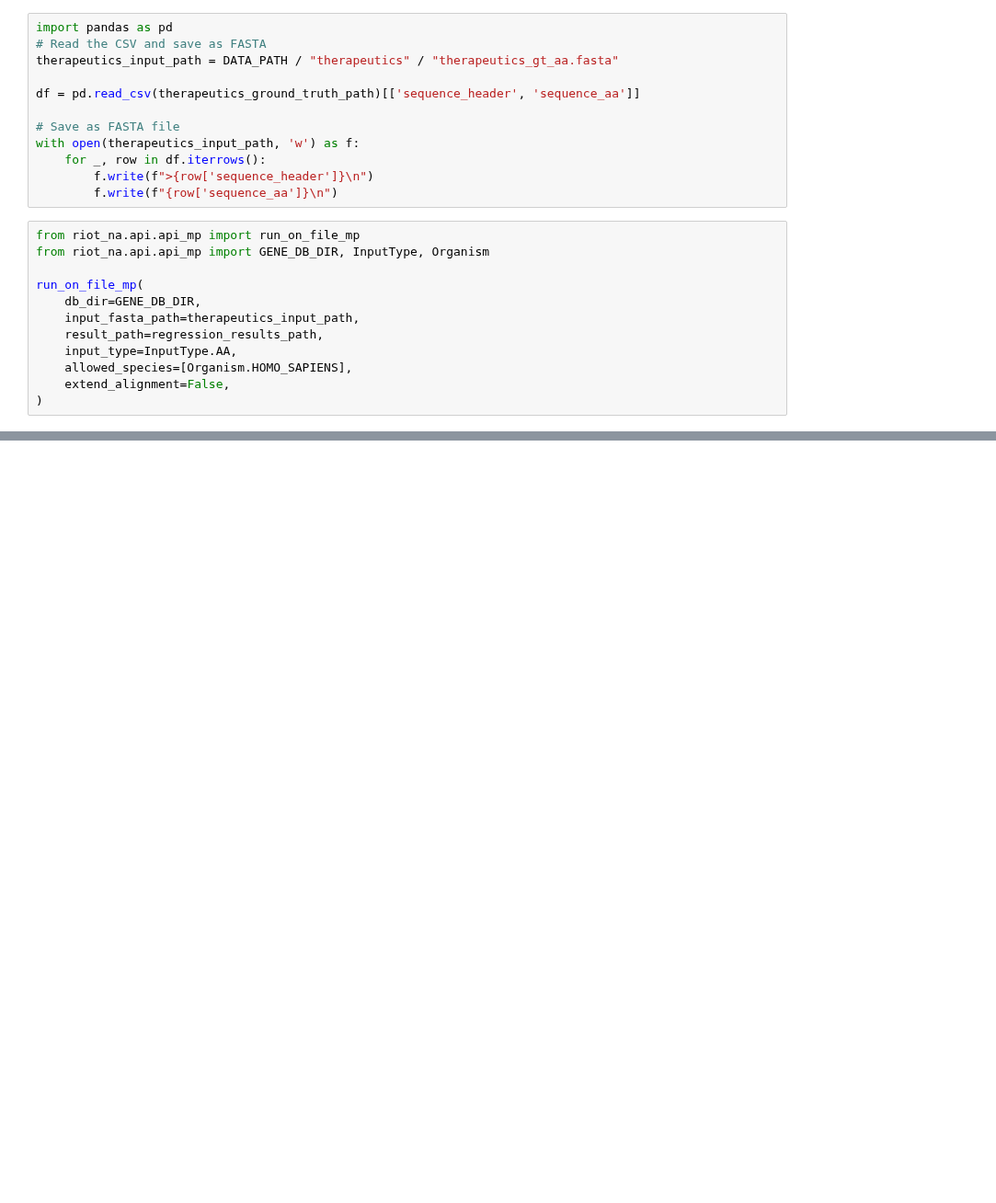
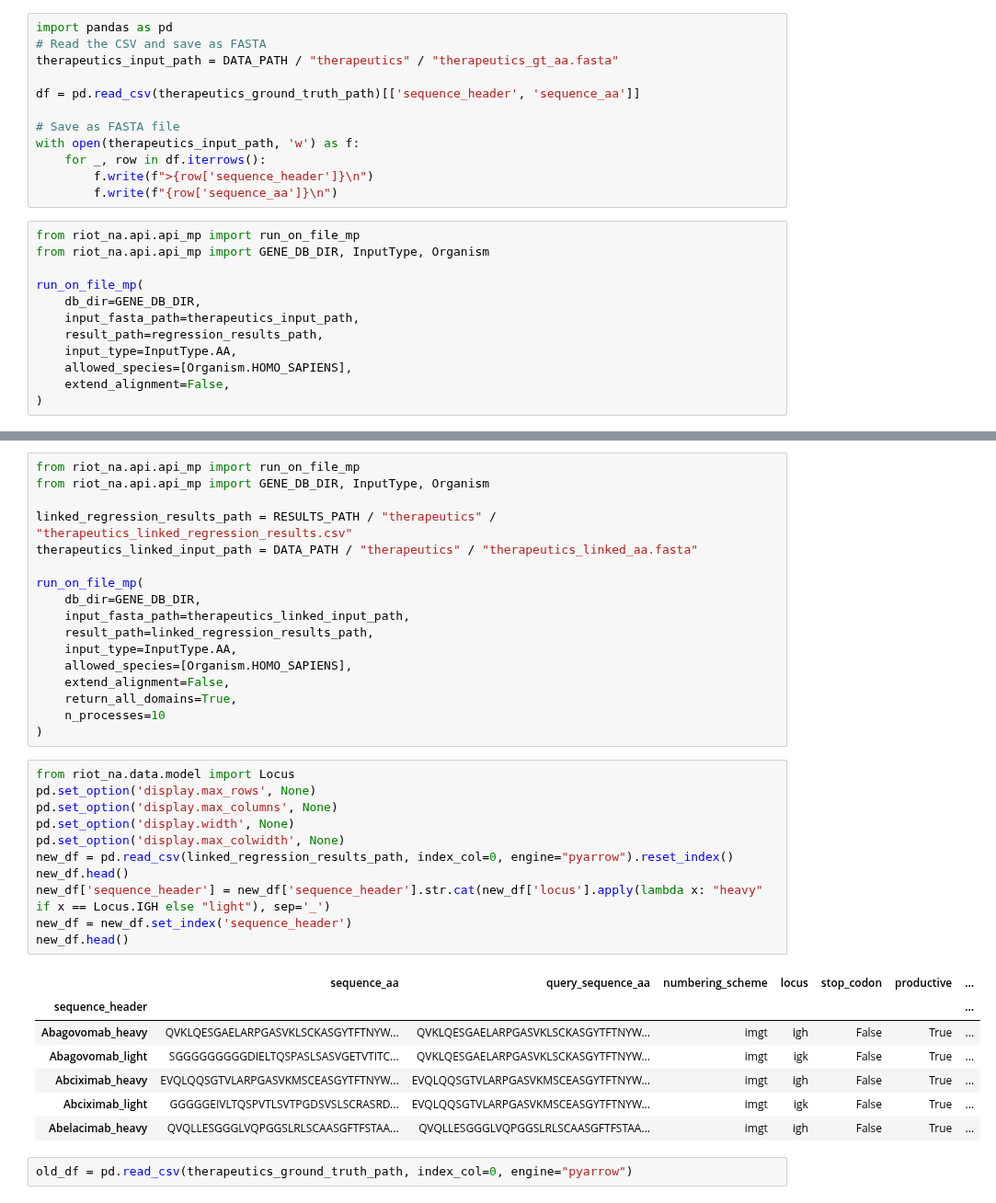
Before and after one commit to NaturalAntibody/riot_na, a Jupyter notebook: notebooks/segments_regression/aa_regresion_therapeutics.ipynb, the cells around one changed output, grey strips where cells are left out. Shown at 92% size. Saved outputs shown, nothing was run; the diff lists cells and outputs as text; blank space fills up the shorter version.

```diff
--- a/notebooks/segments_regression/aa_regresion_therapeutics.ipynb
+++ b/notebooks/segments_regression/aa_regresion_therapeutics.ipynb
@@ -121,0 +142,38 @@ new_df.loc[["Licaminlimab_heavy"]].T.head(100).style.set_properties(**{'text-ali
+# %%
+from riot_na.api.api_mp import run_on_file_mp
+from riot_na.api.api_mp import GENE_DB_DIR, InputType, Organism
+
+linked_regression_results_path = RESULTS_PATH / "therapeutics" / "therapeutics_linked_regression_results.csv"
+therapeutics_linked_input_path = DATA_PATH / "therapeutics" / "therapeutics_linked_aa.fasta"
+
+run_on_file_mp(
+    db_dir=GENE_DB_DIR,
+    input_fasta_path=therapeutics_linked_input_path,
+    result_path=linked_regression_results_path,
+    input_type=InputType.AA,
+    allowed_species=[Organism.HOMO_SAPIENS],
+    extend_alignment=False,
+    return_all_domains=True,
+    n_processes=10
+)
+# %%
+from riot_na.data.model import Locus
+pd.set_option('display.max_rows', None)
+pd.set_option('display.max_columns', None)
+pd.set_option('display.width', None)
+pd.set_option('display.max_colwidth', None)
+new_df = pd.read_csv(linked_regression_results_path, index_col=0, engine="pyarrow").reset_index()
+new_df.head()
+new_df['sequence_header'] = new_df['sequence_header'].str.cat(new_df['locus'].apply(lambda x: "heavy" if x == Locus.IGH else "light"), sep='_')
+new_df = new_df.set_index('sequence_header')
+new_df.head()
+# %% [output]
+|  | sequence_aa | query_sequence_aa | numbering_scheme | locus | stop_codon | productive | ... |
+| sequence_header |  |  |  |  |  |  | ... |
+| Abagovomab_heavy | QVKLQESGAELARPGASVKLSCKASGYTFTNYW... | QVKLQESGAELARPGASVKLSCKASGYTFTNYW... | imgt | igh | False | True | ... |
+| Abagovomab_light | SGGGGGGGGGDIELTQSPASLSASVGETVTITC... | QVKLQESGAELARPGASVKLSCKASGYTFTNYW... | imgt | igk | False | True | ... |
+| Abciximab_heavy | EVQLQQSGTVLARPGASVKMSCEASGYTFTNYW... | EVQLQQSGTVLARPGASVKMSCEASGYTFTNYW... | imgt | igh | False | True | ... |
+| Abciximab_light | GGGGGEIVLTQSPVTLSVTPGDSVSLSCRASRD... | EVQLQQSGTVLARPGASVKMSCEASGYTFTNYW... | imgt | igk | False | True | ... |
+| Abelacimab_heavy | QVQLLESGGGLVQPGGSLRLSCAASGFTFSTAA... | QVQLLESGGGLVQPGGSLRLSCAASGFTFSTAA... | imgt | igh | False | True | ... |
+# %%
+old_df = pd.read_csv(therapeutics_ground_truth_path, index_col=0, engine="pyarrow")
```
Also changed, not shown: parts of 10 cells of this notebook, 16 other files.
